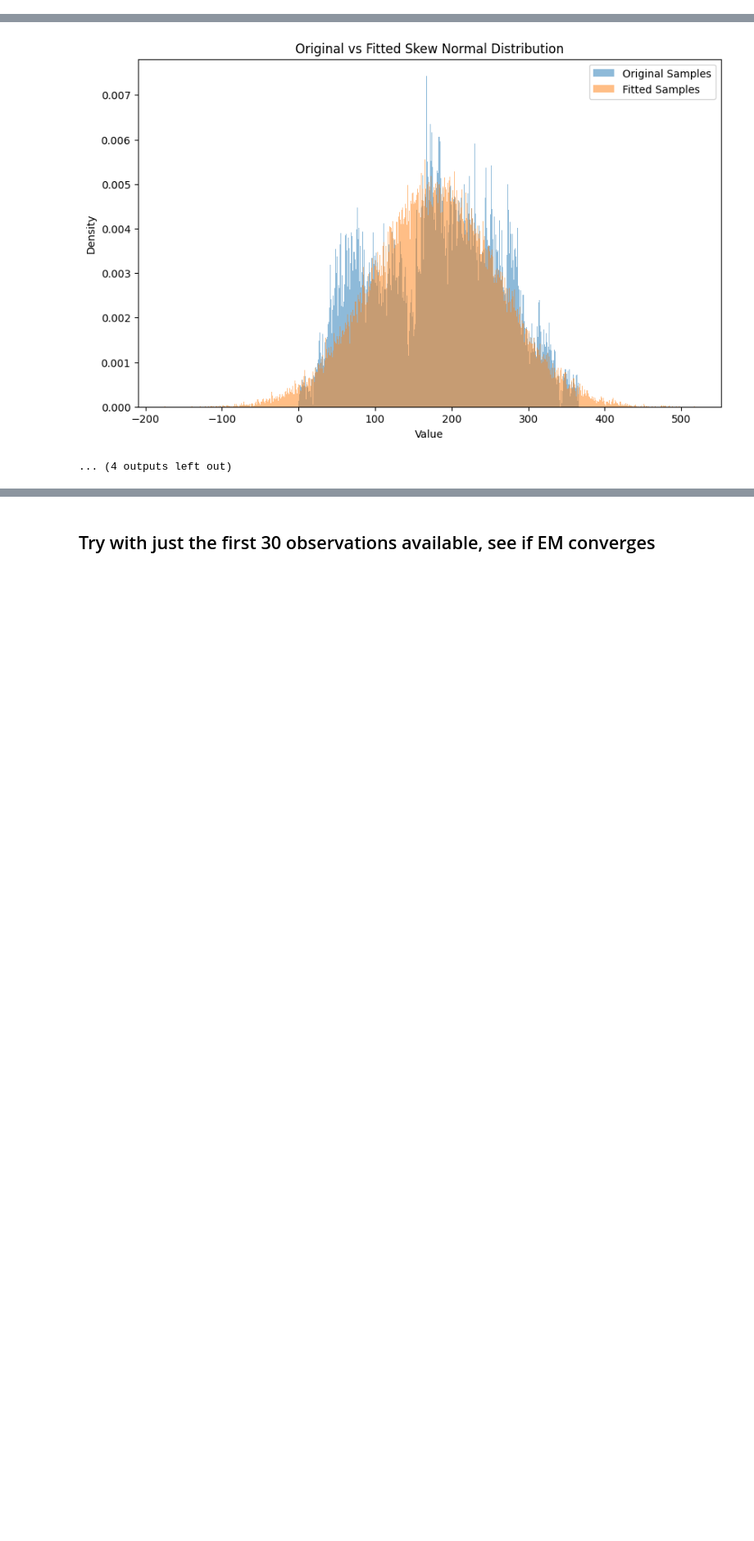
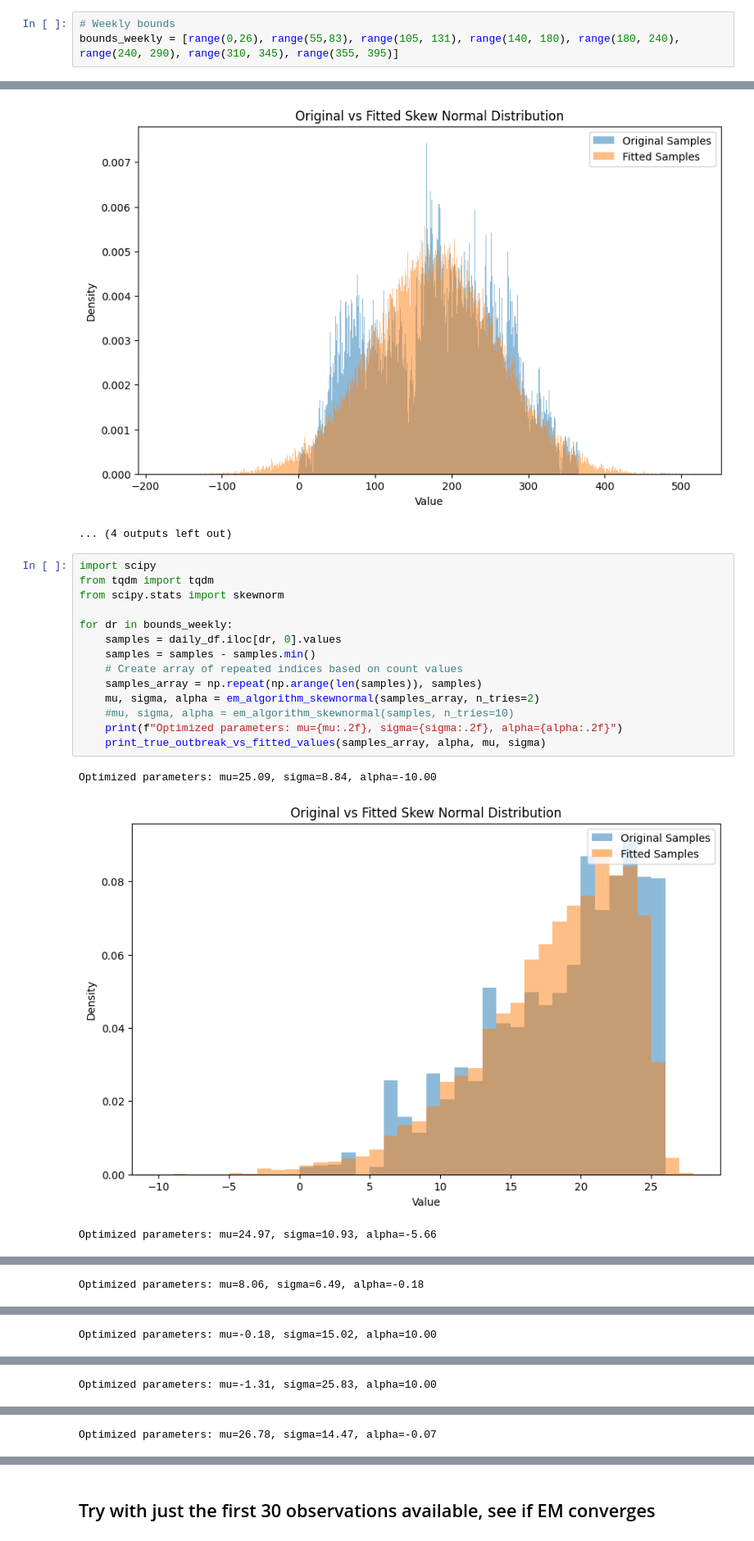
Before and after one commit to silaskoemen/ForecastPNN, a Jupyter notebook: exploration/train_model.ipynb, the cells around one changed output, grey strips where cells are left out. Shown at 82% size. Saved outputs shown, nothing was run; the diff lists cells and outputs as text; blank space fills up the shorter version.

```diff
--- a/exploration/train_model.ipynb
+++ b/exploration/train_model.ipynb
@@ -424,6 +426,9 @@ plt.plot(daily_df.loc[pd.date_range("2019-12-15", "2020-07-01"), "count"])
 # %% [output]
 [<matplotlib.lines.Line2D at 0x...>]
 [figure]
+# %%
+# Weekly bounds
+bounds_weekly = [range(0,26), range(55,83), range(105, 131), range(140, 180), range(180, 240), range(240, 290), range(310, 345), range(355, 395)]
 # %%
 import scipy
 import tqdm
@@ -526,3 +531,21 @@ Optimized parameters: mu=177.20, sigma=72.79, alpha=-0.60
 Optimized parameters: mu=199.35, sigma=84.77, alpha=-0.32
 [figure]
 ... (4 outputs left out)
+# %%
+import scipy
+from tqdm import tqdm
+from scipy.stats import skewnorm
+
+for dr in bounds_weekly:
+    samples = daily_df.iloc[dr, 0].values
+    samples = samples - samples.min()
+    # Create array of repeated indices based on count values
+    samples_array = np.repeat(np.arange(len(samples)), samples)
+    mu, sigma, alpha = em_algorithm_skewnormal(samples_array, n_tries=2)
+    #mu, sigma, alpha = em_algorithm_skewnormal(samples, n_tries=10)
+    print(f"Optimized parameters: mu={mu:.2f}, sigma={sigma:.2f}, alpha={alpha:.2f}")
+    print_true_outbreak_vs_fitted_values(samples_array, alpha, mu, sigma)
+# %% [output]
+Optimized parameters: mu=25.09, sigma=8.84, alpha=-10.00
+[figure, added]
+Optimized parameters: mu=24.97, sigma=10.93, alpha=-5.66
@@ -528,0 +553 @@ Optimized parameters: mu=199.35, sigma=84.77, alpha=-0.32
+Optimized parameters: mu=8.06, sigma=6.49, alpha=-0.18
@@ -528,0 +555 @@ Optimized parameters: mu=199.35, sigma=84.77, alpha=-0.32
+Optimized parameters: mu=-0.18, sigma=15.02, alpha=10.00
@@ -528,0 +557 @@ Optimized parameters: mu=199.35, sigma=84.77, alpha=-0.32
+Optimized parameters: mu=-1.31, sigma=25.83, alpha=10.00
@@ -528,0 +559 @@ Optimized parameters: mu=199.35, sigma=84.77, alpha=-0.32
+Optimized parameters: mu=26.78, sigma=14.47, alpha=-0.07
```
Also changed, not shown: parts of 10 cells of this notebook.
